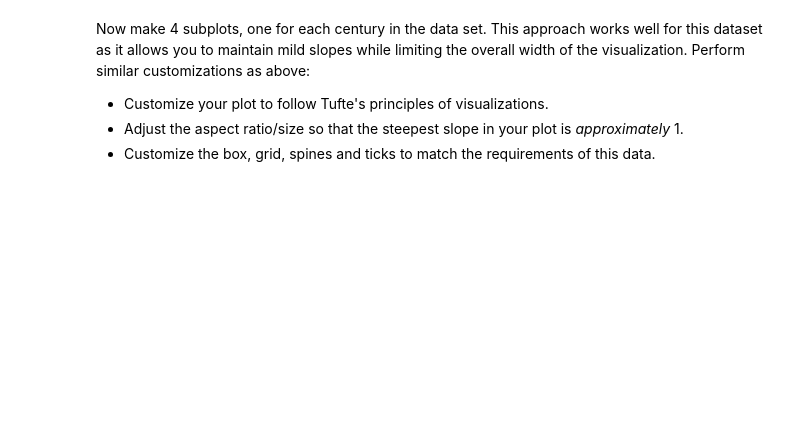
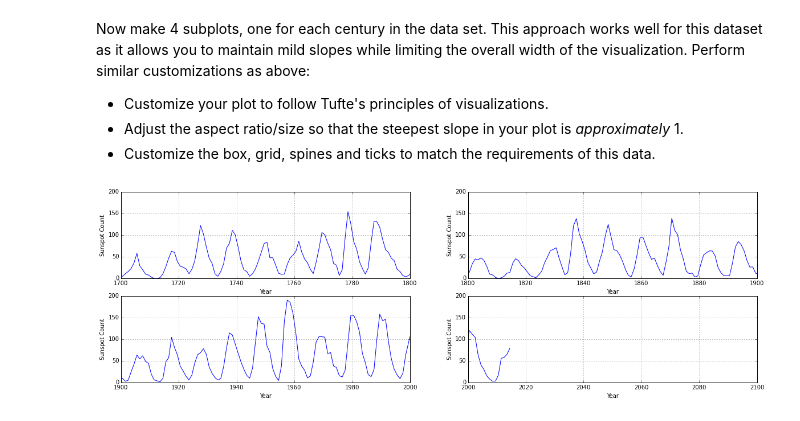
Before and after one commit to geoneill12/phys202-2015-work, a Jupyter notebook: assignments/assignment04/MatplotlibEx01.ipynb, the cells around one changed output. Cells and saved outputs as stored; diff of their text form; code cells hidden in the pictures; blank space fills up the shorter version.

```diff
--- a/assignments/assignment04/MatplotlibEx01.ipynb
+++ b/assignments/assignment04/MatplotlibEx01.ipynb
@@ -55,2 +73,34 @@ raise NotImplementedError()
+# %%
+plt.figure(figsize=(20,6))
+
+plt.subplot(2,2,1)
+plt.plot(year, ssc)
+plt.xlabel('Year')
+plt.ylabel('Sunspot Count')
+plt.xlim(1700, 1800)
+plt.grid(True)
+
+plt.subplot(2,2,2)
+plt.plot(year, ssc)
+plt.xlabel('Year')
+plt.ylabel('Sunspot Count')
+plt.xlim(1800, 1900)
+plt.grid(True)
+
+plt.subplot(2,2,3)
+plt.plot(year, ssc)
+plt.xlabel('Year')
+plt.ylabel('Sunspot Count')
+plt.xlim(1900, 2000)
+plt.grid(True)
+
+plt.subplot(2,2,4)
+plt.plot(year, ssc)
+plt.xlabel('Year')
+plt.ylabel('Sunspot Count')
+plt.xlim(2000, 2100)
+plt.grid(True)
+# %% [output]
+[figure, added]
 # %%
 assert True # leave for grading
```
Also changed, not shown: parts of 3 cells of this notebook, 3 other files.
